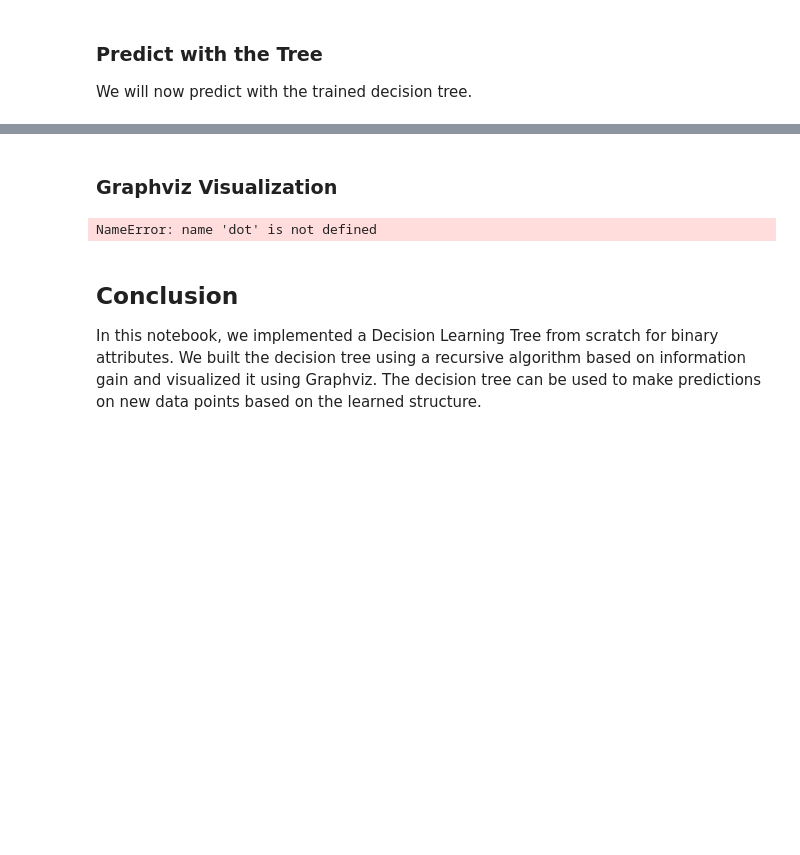
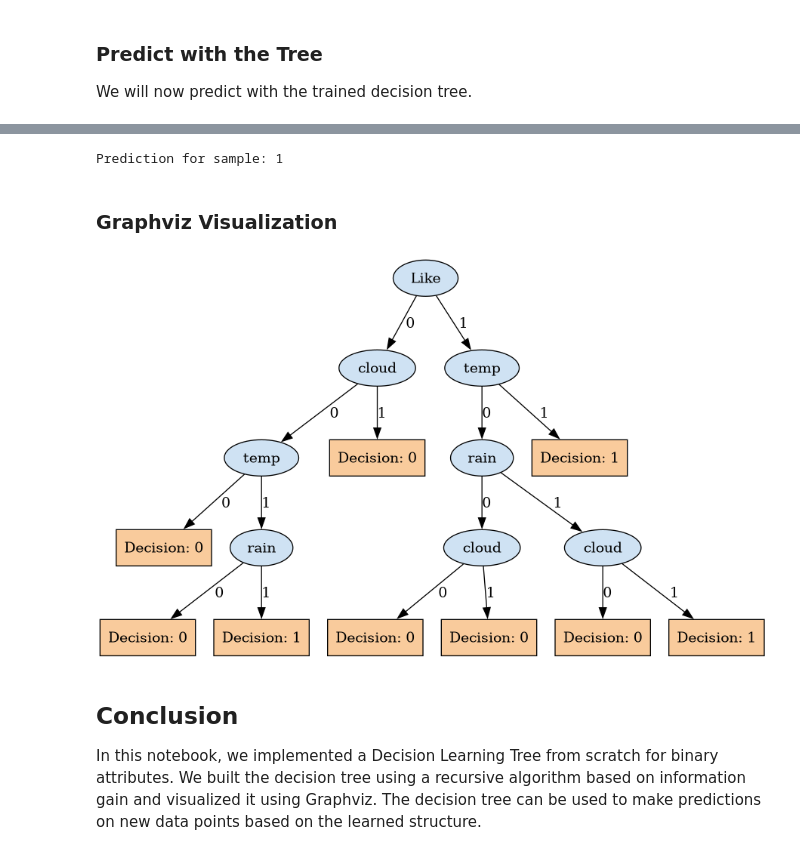
Before and after one commit to Rengeten1/Algorithms-and-Data-Structures, a Jupyter notebook: Python/report/DecisionTree/LearningTree.ipynb, the cells around one changed output, grey strips where cells are left out. Drawn from its saved outputs; the diff is of its cells as text; code cells hidden in the pictures; blank space fills up the shorter version.

```diff
--- a/Python/report/DecisionTree/LearningTree.ipynb
+++ b/Python/report/DecisionTree/LearningTree.ipynb
@@ -100,3 +107,8 @@ def plurality_value(examples, target_attribute):
+# %%
+
+def all_same_classification(examples, target):
+    labels = [example[target] for example in examples]
+    return all(label == labels[0] for label in labels)
 # %% [markdown]
 ### Entropy Calculation
 Entropy is a measure of uncertainty or impurity in a dataset. It is calculated using the formula:
@@ -163,7 +164,33 @@ def dt_learning(examples, attributes, parent_examples, target_attribute):
+# %%
+from graphviz import Digraph
+
+def visualize_tree(tree, dot=None, parent=None, edge_label='', node_id=0):
+    if dot is None:
+        dot = Digraph()
+    current_id = str(node_id)
+    if isinstance(tree, dict):
+        label = tree['attribute']
+        dot.node(current_id, label, shape='ellipse', style='filled', fillcolor="#cfe2f3")
+        if parent is not None:
+            dot.edge(parent, current_id, label=str(edge_label))
+        next_id = node_id + 1
+        for value, subtree in tree['branches'].items():
+            dot, next_id = visualize_tree(subtree, dot, current_id, str(value), next_id)
+        return dot, next_id
+    else:
+        label = f"Decision: {tree}"
+        dot.node(current_id, label, shape='box', style='filled', fillcolor="#f9cb9c")
+        if parent is not None:
+            dot.edge(parent, current_id, label=str(edge_label))
+        return dot, node_id + 1
 # %% [markdown]
 ### Training the Decision Tree
 We will train the decision tree using the training set we created earlier.
 # %%
+df = pd.DataFrame(data, columns=['cloud', 'rain', 'Like', 'temp', 'fun'])
+
+examples = df.to_dict(orient='records')
 attributes = ['cloud', 'rain', 'Like', 'temp']
-target_attribute = 'fun'
-tree = dt_learning(df, attributes, df, target_attribute)
+target = 'fun'  # You can change this to any column you want to predict
+
+tree = dt_learning(examples, attributes, [], target)
@@ -208,13 +201,34 @@ Prediction for {'cloud': 0, 'rain': 1, 'Like': 1, 'temp': 1, 'fun': 1}: 1
-# %% [markdown]
-### Graphviz Visualization
 # %%
-from IPython.display import Image, display
+def predict(tree, sample):
+    """
+    Predict the label for a given sample using the decision tree.
+    :param tree: The decision tree (as built above)
+    :param sample: A dict of attribute values, e.g. {'cloud': 0, 'rain': 1, 'Like': 1, 'temp': 0}
+    :return: The predicted class/label
+    """
+    while isinstance(tree, dict):
+        attr = tree['attribute']
+        value = sample[attr]
+        tree = tree['branches'][value]
+    return tree
 
-# Render and display in the notebook
-dot.render('decision_tree', format='png')
-display(Image(filename='decision_tree.png'))
+# Example usage:
+sample = {'cloud': 1, 'rain': 0, 'Like': 1, 'temp': 1}
+predicted = predict(tree, sample)
+print("Prediction for sample:", predicted)
 # %% [output]
-NameError: name 'dot' is not defined
+Prediction for sample: 1
+# %% [markdown]
+### Graphviz Visualization
+# %%
+from IPython.display import Image, display
+
+# Render and display in the notebook
+dot, _ = visualize_tree(tree)
+dot.render('decision_tree', format='png')
+display(Image(filename='decision_tree.png'))
+# %% [output]
+[figure, added]
 # %% [markdown]
 ## Conclusion
 In this notebook, we implemented a Decision Learning Tree from scratch for binary attributes. We built the decision tree using a recursive algorithm based on information gain and visualized it using Graphviz. The decision tree can be used to make predictions on new data points based on the learned structure.
```
Also changed, not shown: parts of 12 cells of this notebook, 2 other files.
